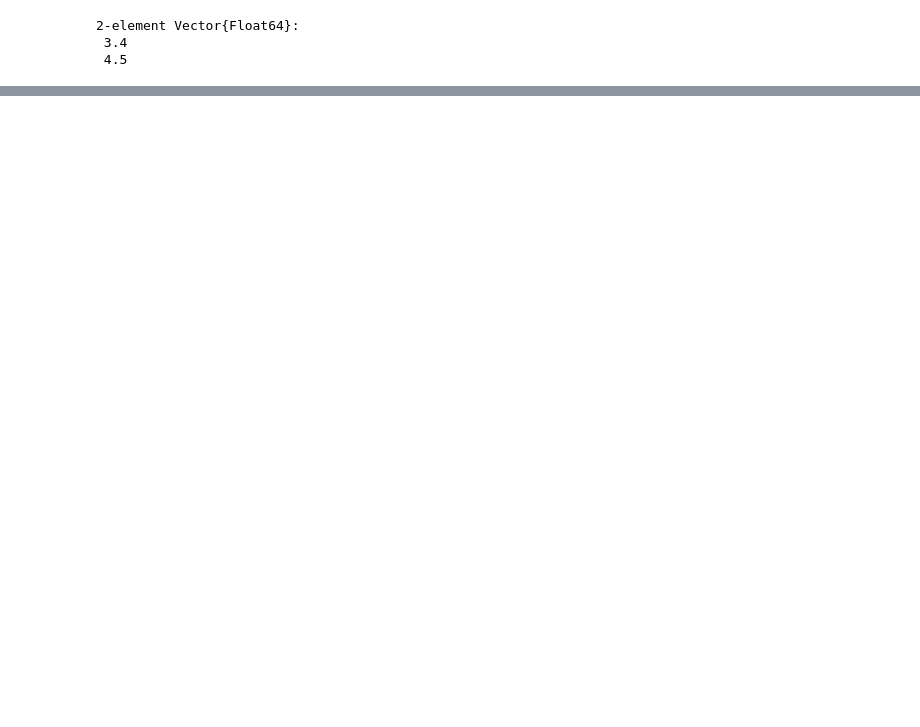
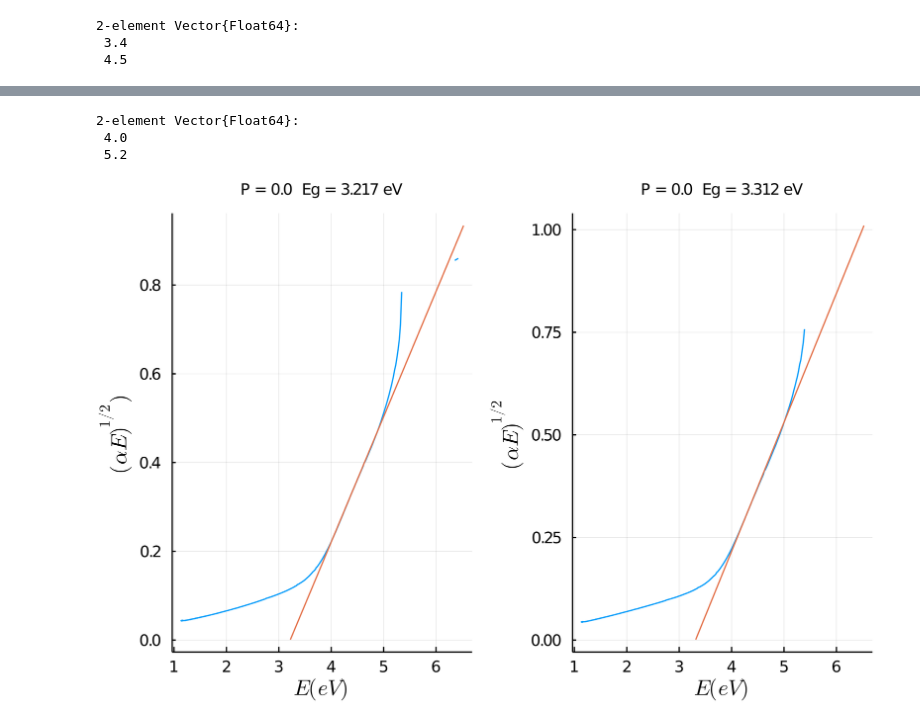
Before and after one commit to Urcelay97/Tauc-Plots-for-ZnS-, a Jupyter notebook: calculosTodos.ipynb, the cells around one changed output, grey strips where cells are left out. Saved outputs shown, nothing was run; the diff lists cells and outputs as text; code cells hidden in the pictures; blank space fills up the shorter version.

```diff
--- a/calculosTodos.ipynb
+++ b/calculosTodos.ipynb
@@ -92,0 +162,55 @@ intervalos_1[3,:] = [3.4,4.5]
+# %%
+#Obteniendo los intervalos en los cuales la gráfica es lineal (a ojo)
+intervalos_2 = zeros(2,2)   #Indice 1 = Medicion, Indice 2 = Limites
+intervalos_2[1,:] = [3.9,5]
+intervalos_2[2,:] = [4,5.2]
+# %% [output]
+2-element Vector{Float64}:
+ 4.0
+ 5.2
+# %%
+#Realizando el ajuste lineal
+coeficientes_2 = zeros(N_mediciones[2],2)
+gap_2 = zeros(N_mediciones[2])
+
+for i in 1:N_mediciones[2]
+    indices = abs.(E[:,2,i] .- mean(intervalos_2[i,:])) .<= abs(intervalos_2[i,1]-intervalos_2[i,2])/2
+    x = E[indices,2,i]
+    y = (alfa[indices,2,i].*E[indices,2,i]).^0.5
+    n = sum(indices)
+    #Calculando los coeficientes de regresion lineal
+    m = (sum(x.*y) - n*mean(x)*mean(y))/(sum(x.^2)-(sum(x))^2/n)
+    b = (sum(x.^2)*sum(y)-sum(x.*y)*sum(x))/(n*sum(x.^2)-(sum(x))^2)
+    coeficientes_2[i,:] = [m,b]
+    gap_2[i] = -b/m
+end
+# %%
+#Graficando con la regresión lineal
+l = @layout [a b]
+#Muestra 1
+#Curva entera
+p1 = plot(
+    E[:,2,1], #X
+    (alfa[:,2,1].*E[:,2,1]).^0.5, #Y
+    title="$(presiones[1])  Eg = $(round(gap_2[1],digits=3)) eV",
+    xlabel=L"E(eV)",
+    ylabel=L"(\alpha E)^{1/2})",
+    label=false )
+#Parte lineal
+p1 = plot!(E[E[:,2,1].>=gap_2[1],2,1],E[E[:,2,1].>=gap_2[1],2,1].*coeficientes_2[1,1].+coeficientes_2[1,2],label=false)
+
+#Muestra 2
+#Curva entera
+p2 = plot(
+    E[:,2,2],
+    (alfa[:,2,2].*E[:,2,2]).^0.5,
+    title="$(presiones[2])  Eg = $(round(gap_2[2],digits=3)) eV",
+    xlabel=L"E(eV)",
+    ylabel=L"(\alpha E)^{1/2}",
+    label=false)
+#Parte lineal
+p2 = plot!(E[E[:,2,2].>=gap_2[2],2,2],E[E[:,2,2].>=gap_2[2],2,2].*coeficientes_2[2,1].+coeficientes_2[2,2],label=false)
+
+plot(p1,p2,layout=l,dpi=450,titlefontsize=8)
+# %% [output]
+[figure, added]
```
Also changed, not shown: parts of 11 cells of this notebook.
